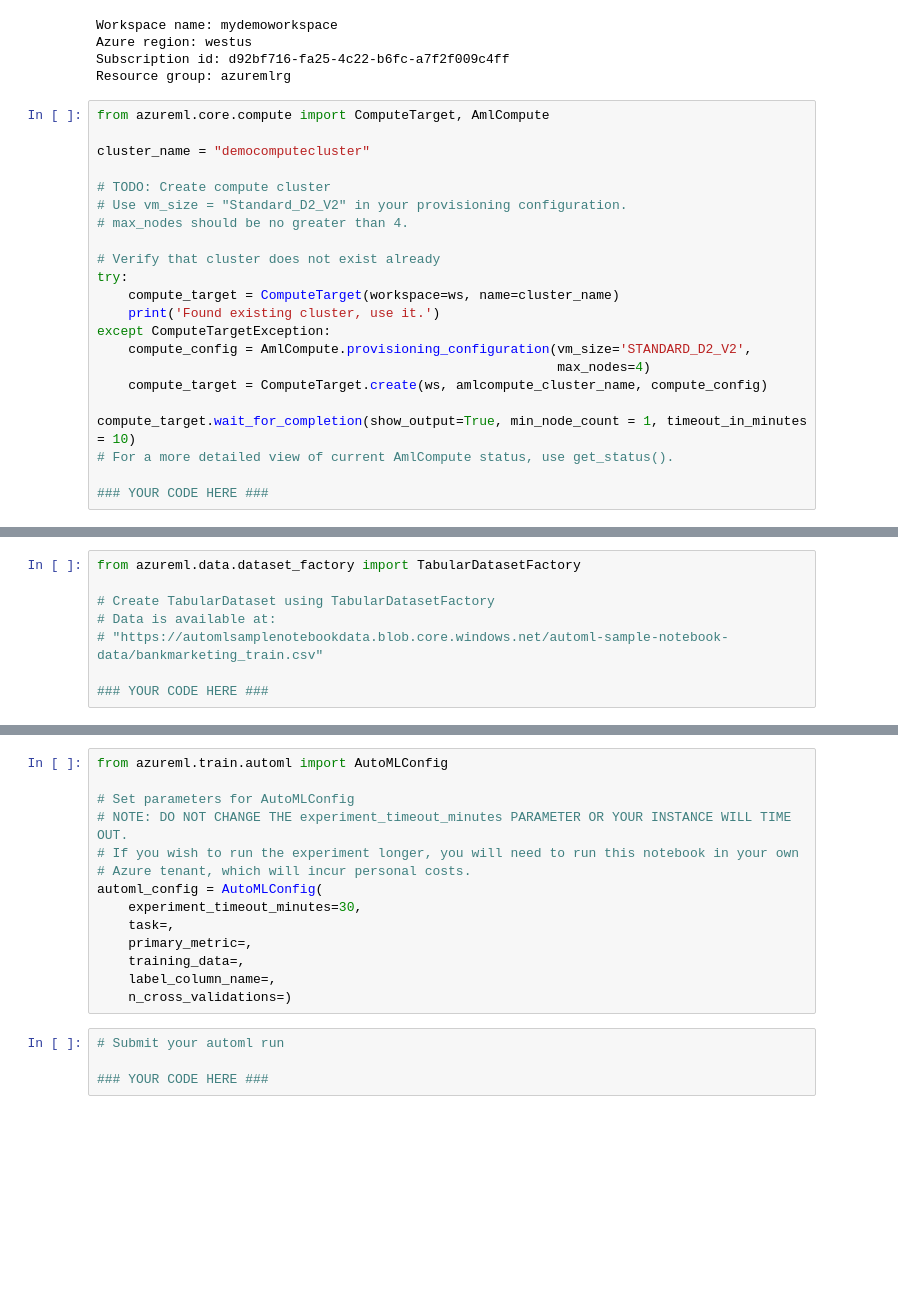
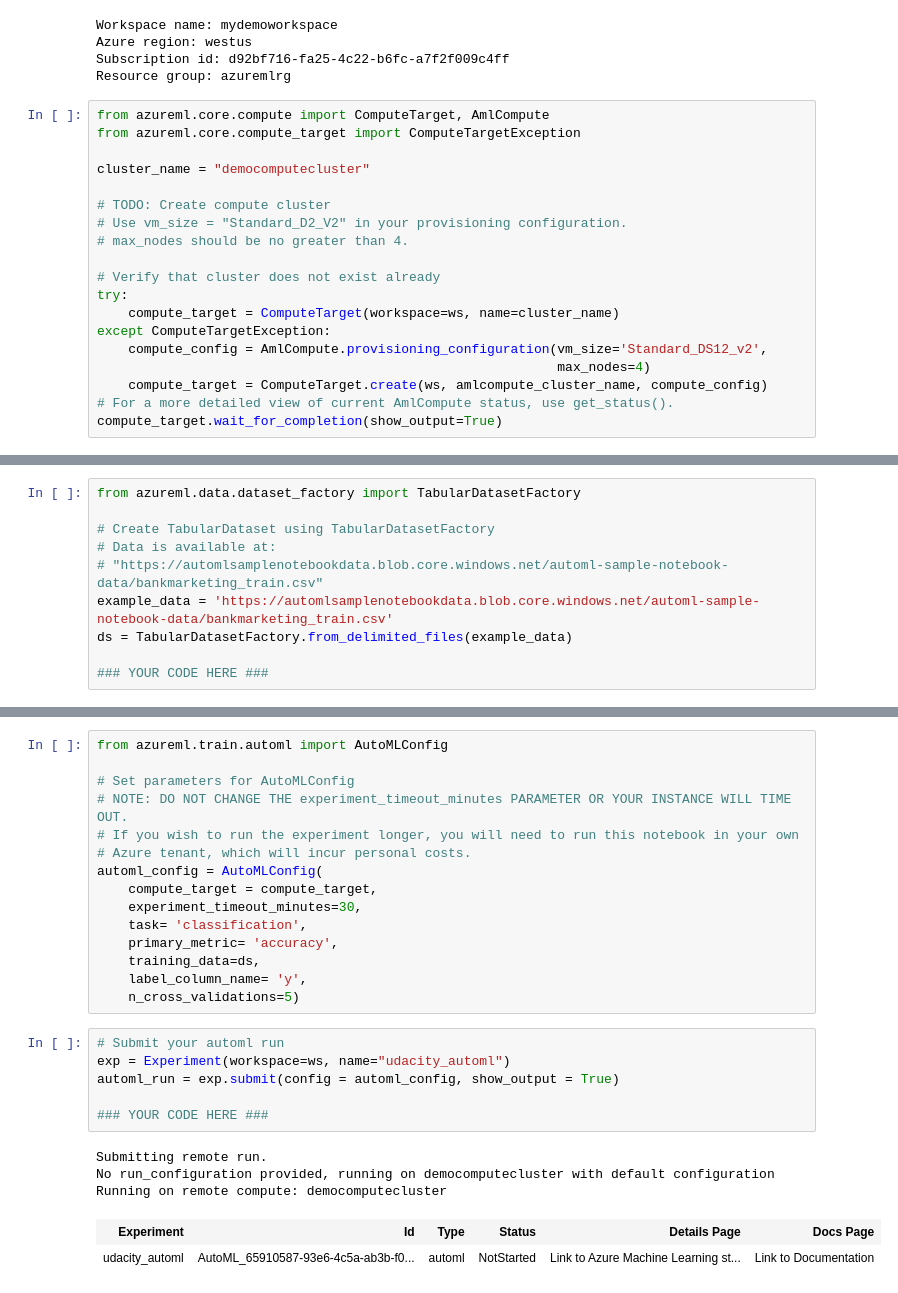
Before and after one commit to jeeva-jose/UdacityJJ, a Jupyter notebook: udacity-project.ipynb, the cells around one changed output, grey strips where cells are left out. Cells and saved outputs as stored; diff of their text form; blank space fills up the shorter version.

```diff
--- a/udacity-project.ipynb
+++ b/udacity-project.ipynb
@@ -17,6 +17,7 @@ Subscription id: d92bf716-fa25-4c22-b6fc-a7f2f009c4ff
 Resource group: azuremlrg
 # %%
 from azureml.core.compute import ComputeTarget, AmlCompute
+from azureml.core.compute_target import ComputeTargetException
 
 cluster_name = "democomputecluster"
 
@@ -27,14 +28,10 @@ cluster_name = "democomputecluster"
 # Verify that cluster does not exist already
 try:
     compute_target = ComputeTarget(workspace=ws, name=cluster_name)
-    print('Found existing cluster, use it.')
 except ComputeTargetException:
-    compute_config = AmlCompute.provisioning_configuration(vm_size='STANDARD_D2_V2',
+    compute_config = AmlCompute.provisioning_configuration(vm_size='Standard_DS12_v2',
                                                            max_nodes=4)
     compute_target = ComputeTarget.create(ws, amlcompute_cluster_name, compute_config)
-
-compute_target.wait_for_completion(show_output=True, min_node_count = 1, timeout_in_minutes = 10)
 # For a more detailed view of current AmlCompute status, use get_status().
-
-### YOUR CODE HERE ###
+compute_target.wait_for_completion(show_output=True)
 # %% [output]
@@ -149,5 +157,7 @@ from azureml.data.dataset_factory import TabularDatasetFactory
 # Create TabularDataset using TabularDatasetFactory
 # Data is available at:
 # "https://automlsamplenotebookdata.blob.core.windows.net/automl-sample-notebook-data/bankmarketing_train.csv"
+example_data = 'https://automlsamplenotebookdata.blob.core.windows.net/automl-sample-notebook-data/bankmarketing_train.csv'
+ds = TabularDatasetFactory.from_delimited_files(example_data)
 
 ### YOUR CODE HERE ###
@@ -164,13 +183,22 @@ from azureml.train.automl import AutoMLConfig
 # If you wish to run the experiment longer, you will need to run this notebook in your own
 # Azure tenant, which will incur personal costs.
 automl_config = AutoMLConfig(
+    compute_target = compute_target,
     experiment_timeout_minutes=30,
-    task=,
-    primary_metric=,
-    training_data=,
-    label_column_name=,
-    n_cross_validations=)
+    task= 'classification',
+    primary_metric= 'accuracy',
+    training_data=ds,
+    label_column_name= 'y',
+    n_cross_validations=5)
 # %%
 # Submit your automl run
+exp = Experiment(workspace=ws, name="udacity_automl")
+automl_run = exp.submit(config = automl_config, show_output = True)
 
 ### YOUR CODE HERE ###
+# %% [output]
+Submitting remote run.
+No run_configuration provided, running on democomputecluster with default configuration
+Running on remote compute: democomputecluster
+| Experiment | Id | Type | Status | Details Page | Docs Page |
+| udacity_automl | AutoML_65910587-93e6-4c5a-ab3b-f0... | automl | NotStarted | Link to Azure Machine Learning st... | Link to Documentation |
```
Also changed, not shown: parts of 10 cells of this notebook.
